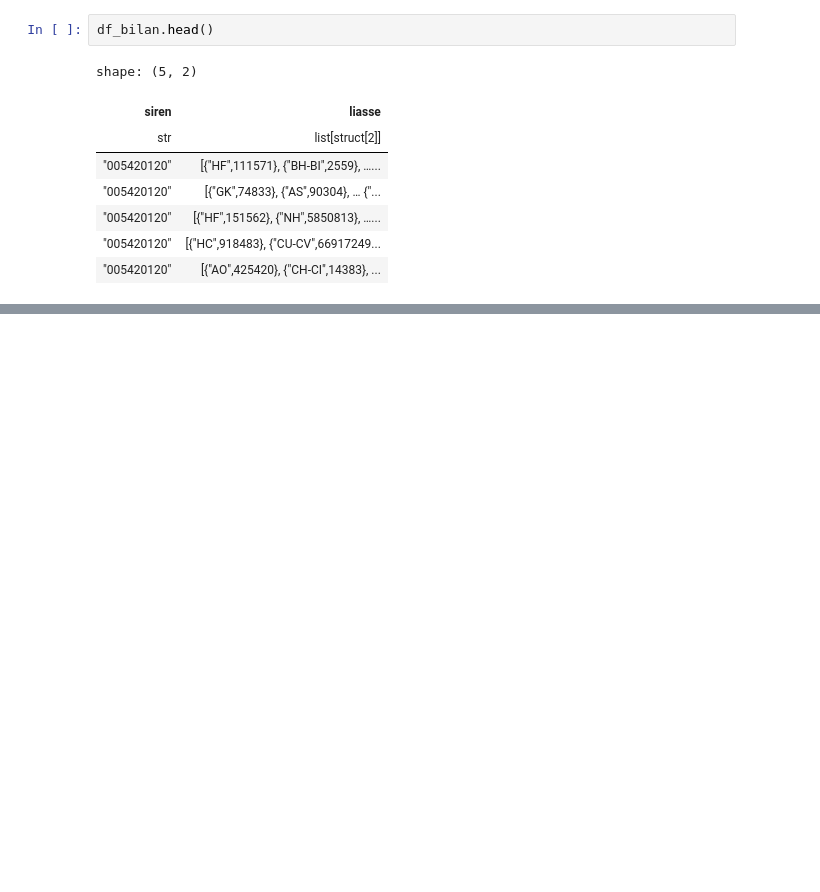
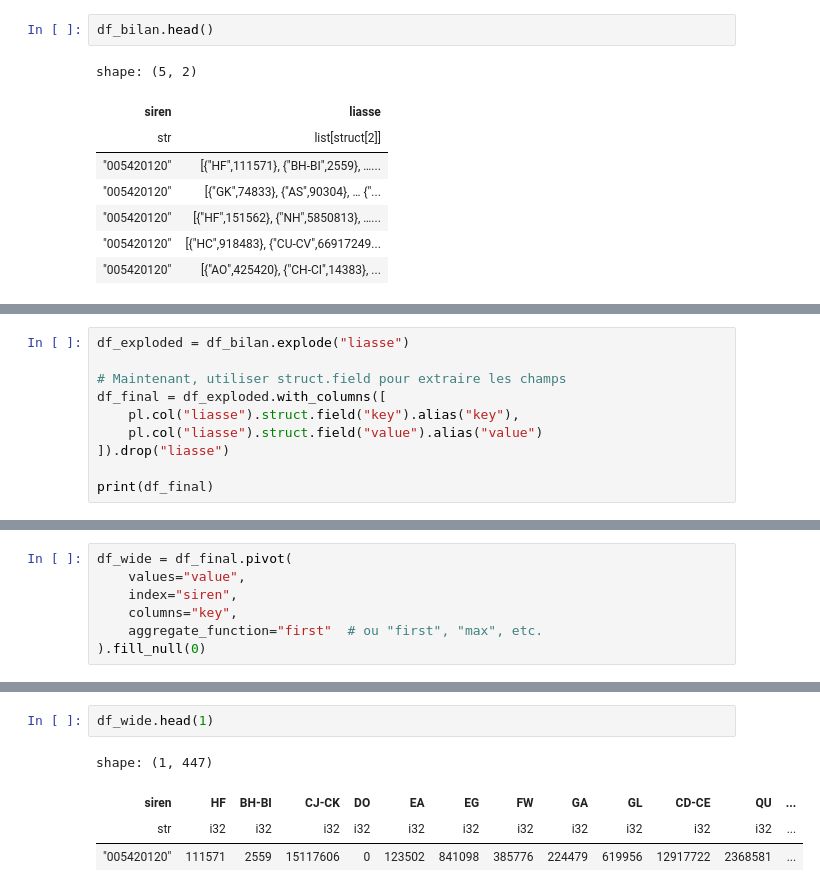
Before and after one commit to ugozchi/AS_Supervised_Learning, a Jupyter notebook: Notebooks/00_Sandbox.ipynb, the cells around one changed output, grey strips where cells are left out. Drawn from its saved outputs; the diff is of its cells as text; blank space fills up the shorter version.

Commit message:
adding dataprepe on bilan

```diff
--- a/Notebooks/00_Sandbox.ipynb
+++ b/Notebooks/00_Sandbox.ipynb
@@ -286,0 +269,10 @@ shape: (165,)
+# %%
+df_exploded = df_bilan.explode("liasse")
+
+# Maintenant, utiliser struct.field pour extraire les champs
+df_final = df_exploded.with_columns([
+    pl.col("liasse").struct.field("key").alias("key"),
+    pl.col("liasse").struct.field("value").alias("value")
+]).drop("liasse")
+
+print(df_final)
@@ -286,0 +298,7 @@ shape: (165,)
+# %%
+df_wide = df_final.pivot(
+    values="value",
+    index="siren",
+    columns="key",
+    aggregate_function="first"  # ou "first", "max", etc.
+).fill_null(0)
@@ -286,0 +332,7 @@ shape: (165,)
+# %%
+df_wide.head(1)
+# %% [output]
+shape: (1, 447)
+| siren | HF | BH-BI | CJ-CK | DO | EA | EG | FW | GA | GL | CD-CE | QU | ... |
+| str | i32 | i32 | i32 | i32 | i32 | i32 | i32 | i32 | i32 | i32 | i32 | ... |
+| "005420120" | 111571 | 2559 | 15117606 | 0 | 123502 | 841098 | 385776 | 224479 | 619956 | 12917722 | 2368581 | ... |
```
Also changed, not shown: parts of 4 cells of this notebook.
